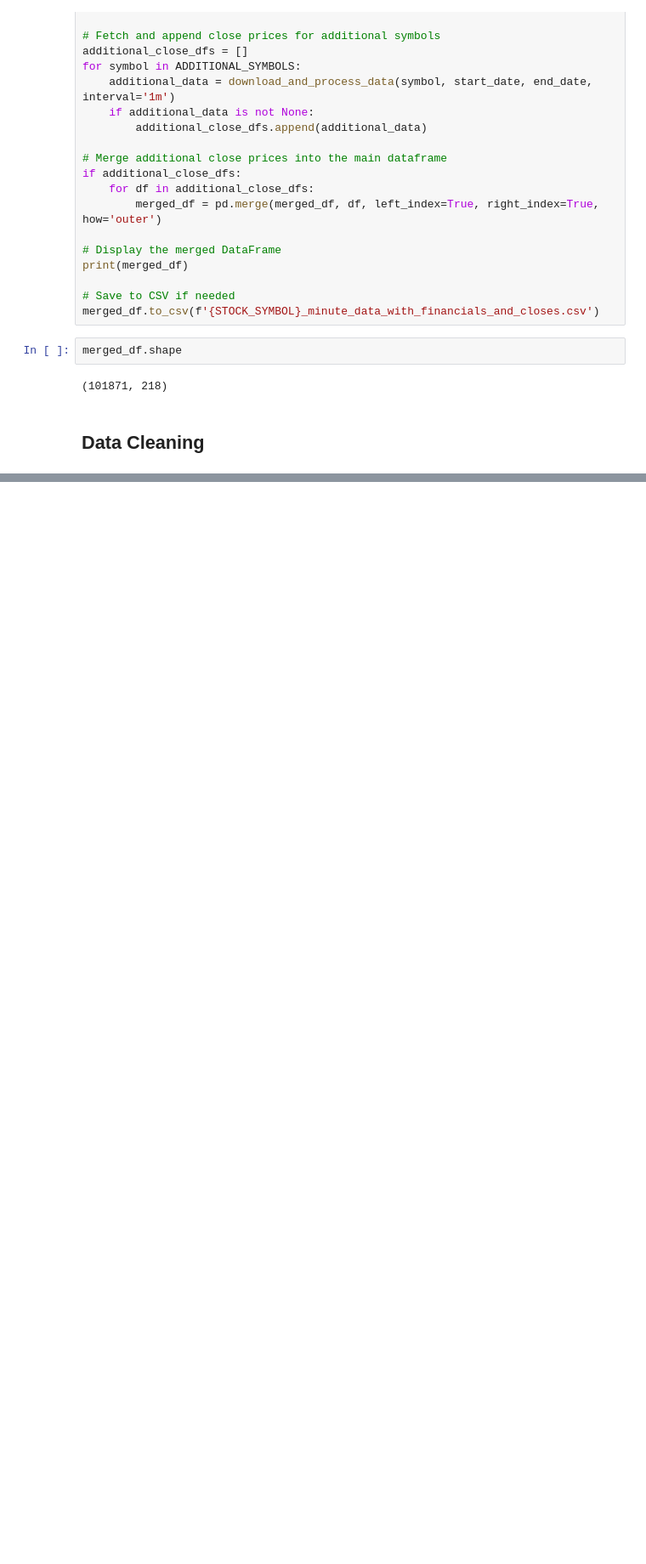
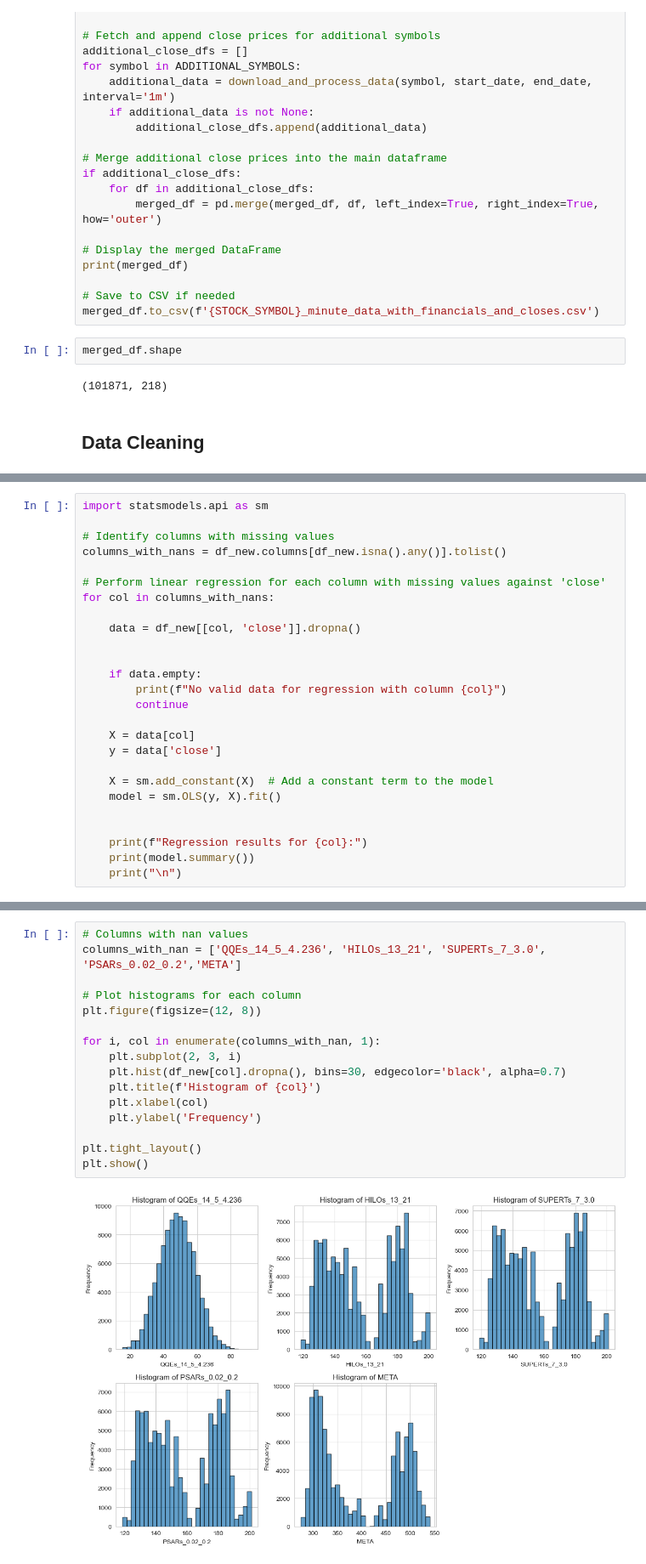
Before and after one commit to sflyranger/Stock_Price_Machine_Learning_Project, a Jupyter notebook: Amazon Stock Prediction Model.ipynb, the cells around one changed output, grey strips where cells are left out. Shown at 85% size. Saved outputs shown, nothing was run; the diff lists cells and outputs as text; blank space fills up the shorter version.

```diff
--- a/Amazon Stock Prediction Model.ipynb
+++ b/Amazon Stock Prediction Model.ipynb
@@ -380,0 +472,26 @@ htmldf(df_new)
+# %%
+import statsmodels.api as sm
+
+# Identify columns with missing values
+columns_with_nans = df_new.columns[df_new.isna().any()].tolist()
+
+# Perform linear regression for each column with missing values against 'close'
+for col in columns_with_nans:
+
+    data = df_new[[col, 'close']].dropna()
+
+
+    if data.empty:
+        print(f"No valid data for regression with column {col}")
+        continue
+
+    X = data[col]
+    y = data['close']
+
+    X = sm.add_constant(X)  # Add a constant term to the model
+    model = sm.OLS(y, X).fit()
+
+
+    print(f"Regression results for {col}:")
+    print(model.summary())
+    print("\n")
@@ -380,0 +540,18 @@ htmldf(df_new)
+# %%
+# Columns with nan values
+columns_with_nan = ['QQEs_14_5_4.236', 'HILOs_13_21', 'SUPERTs_7_3.0', 'PSARs_0.02_0.2','META']
+
+# Plot histograms for each column
+plt.figure(figsize=(12, 8))
+
+for i, col in enumerate(columns_with_nan, 1):
+    plt.subplot(2, 3, i)
+    plt.hist(df_new[col].dropna(), bins=30, edgecolor='black', alpha=0.7)
+    plt.title(f'Histogram of {col}')
+    plt.xlabel(col)
+    plt.ylabel('Frequency')
+
+plt.tight_layout()
+plt.show()
+# %% [output]
+[figure, added]
```
Also changed, not shown: parts of 30 cells of this notebook, 1 other file.
